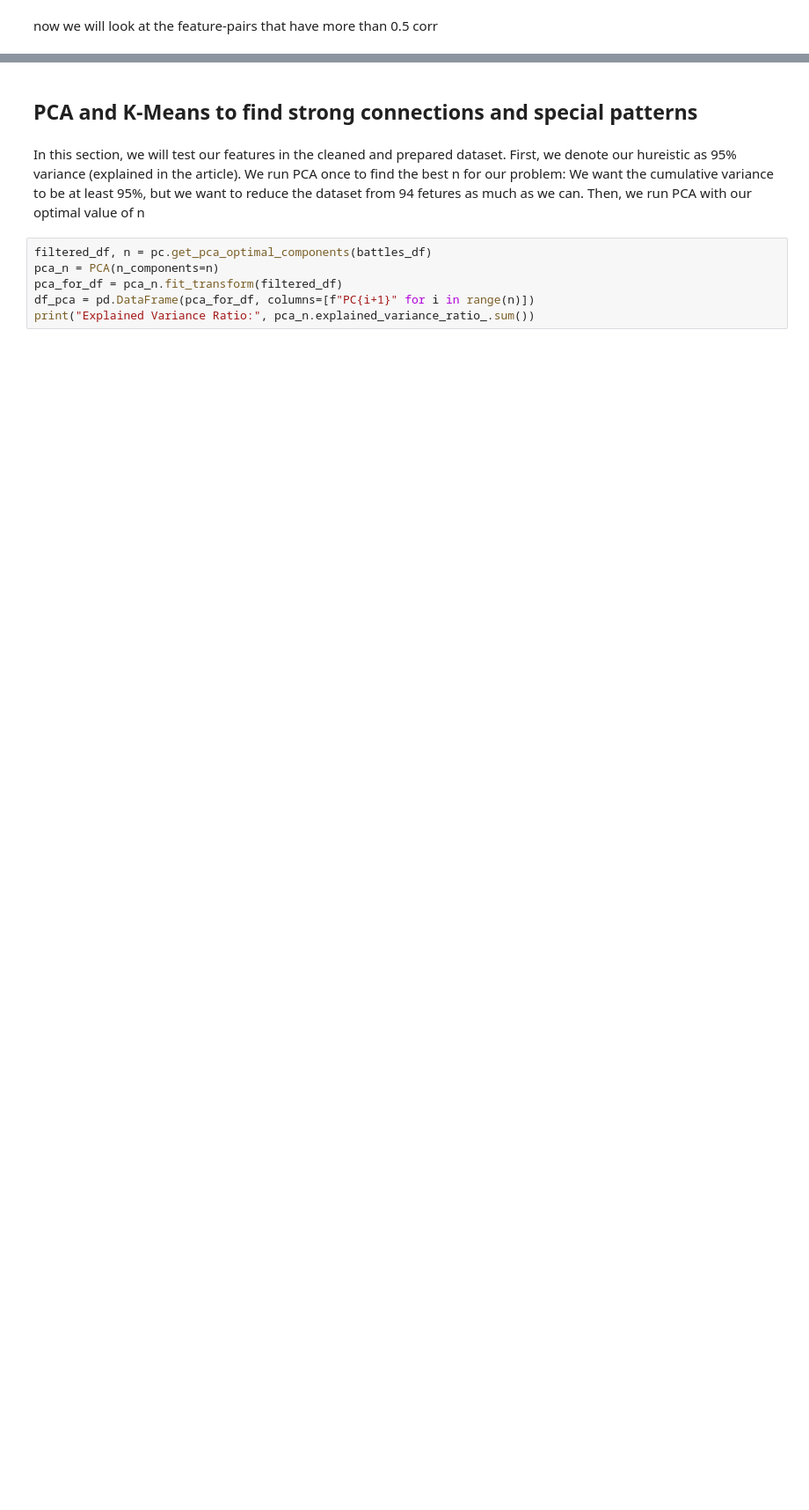
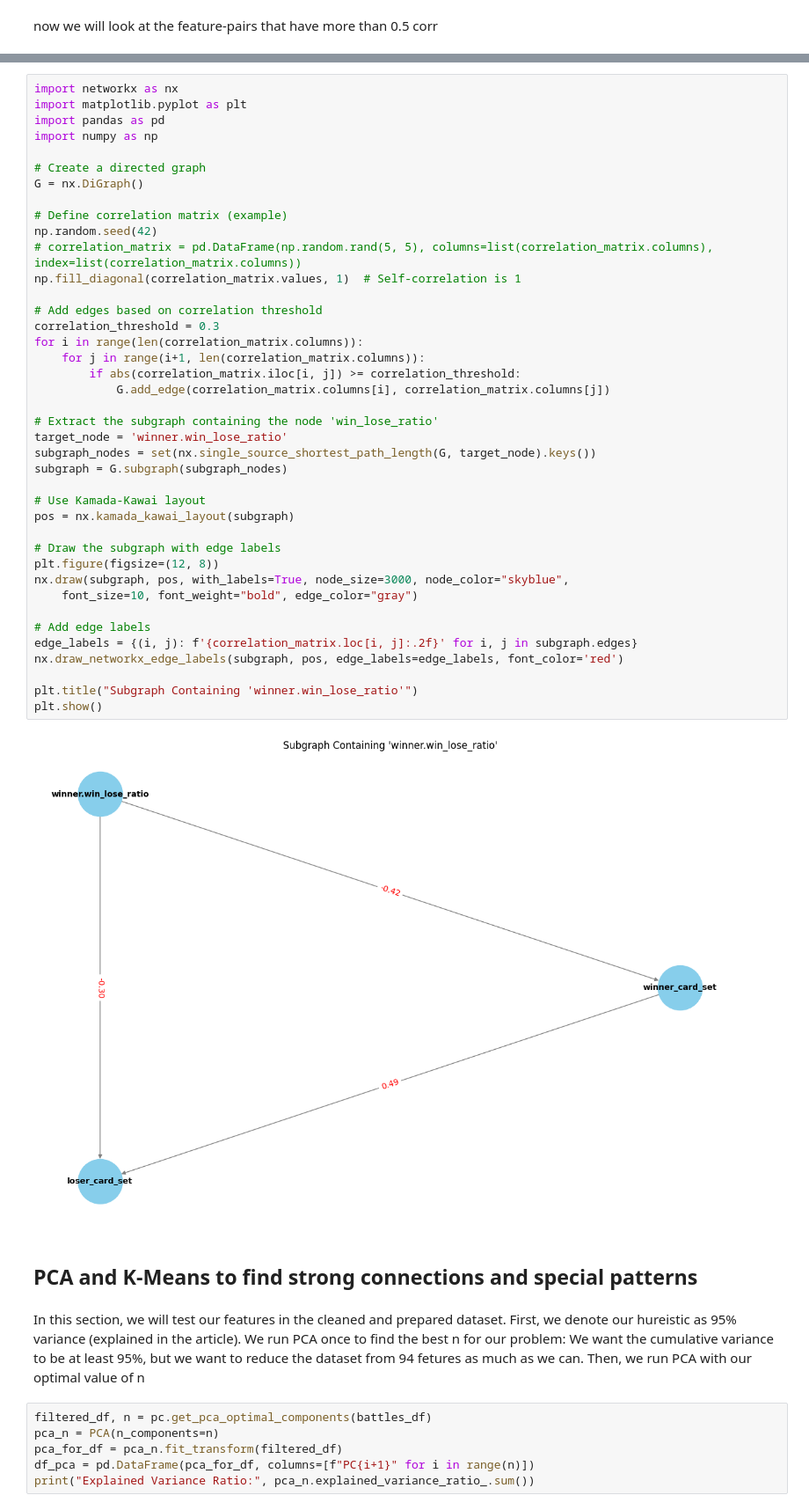
Before and after one commit to Av0cat0/Clash-Royale-Causal-analysis, a Jupyter notebook: visualizations.ipynb, the cells around one changed output, grey strips where cells are left out. Shown at 88% size. Saved outputs shown, nothing was run; the diff lists cells and outputs as text; blank space fills up the shorter version.

```diff
--- a/visualizations.ipynb
+++ b/visualizations.ipynb
@@ -183,3 +230,45 @@ plt.show()
+# %%
+import networkx as nx
+import matplotlib.pyplot as plt
+import pandas as pd
+import numpy as np
+
+# Create a directed graph
+G = nx.DiGraph()
+
+# Define correlation matrix (example)
+np.random.seed(42)
+# correlation_matrix = pd.DataFrame(np.random.rand(5, 5), columns=list(correlation_matrix.columns), index=list(correlation_matrix.columns))
+np.fill_diagonal(correlation_matrix.values, 1)  # Self-correlation is 1
+
+# Add edges based on correlation threshold
+correlation_threshold = 0.3
+for i in range(len(correlation_matrix.columns)):
+	for j in range(i+1, len(correlation_matrix.columns)):
+		if abs(correlation_matrix.iloc[i, j]) >= correlation_threshold:
+			G.add_edge(correlation_matrix.columns[i], correlation_matrix.columns[j])
+
+# Extract the subgraph containing the node 'win_lose_ratio'
+target_node = 'winner.win_lose_ratio'
+subgraph_nodes = set(nx.single_source_shortest_path_length(G, target_node).keys())
+subgraph = G.subgraph(subgraph_nodes)
+
+# Use Kamada-Kawai layout
+pos = nx.kamada_kawai_layout(subgraph)
+
+# Draw the subgraph with edge labels
+plt.figure(figsize=(12, 8))
+nx.draw(subgraph, pos, with_labels=True, node_size=3000, node_color="skyblue",
+	font_size=10, font_weight="bold", edge_color="gray")
+
+# Add edge labels
+edge_labels = {(i, j): f'{correlation_matrix.loc[i, j]:.2f}' for i, j in subgraph.edges}
+nx.draw_networkx_edge_labels(subgraph, pos, edge_labels=edge_labels, font_color='red')
+
+plt.title("Subgraph Containing 'winner.win_lose_ratio'")
+plt.show()
+# %% [output]
+[figure, added]
 # %% [markdown]
 ## PCA and K-Means to find strong connections and special patterns
 # %% [markdown]
```
Also changed, not shown: parts of 5 cells of this notebook.
